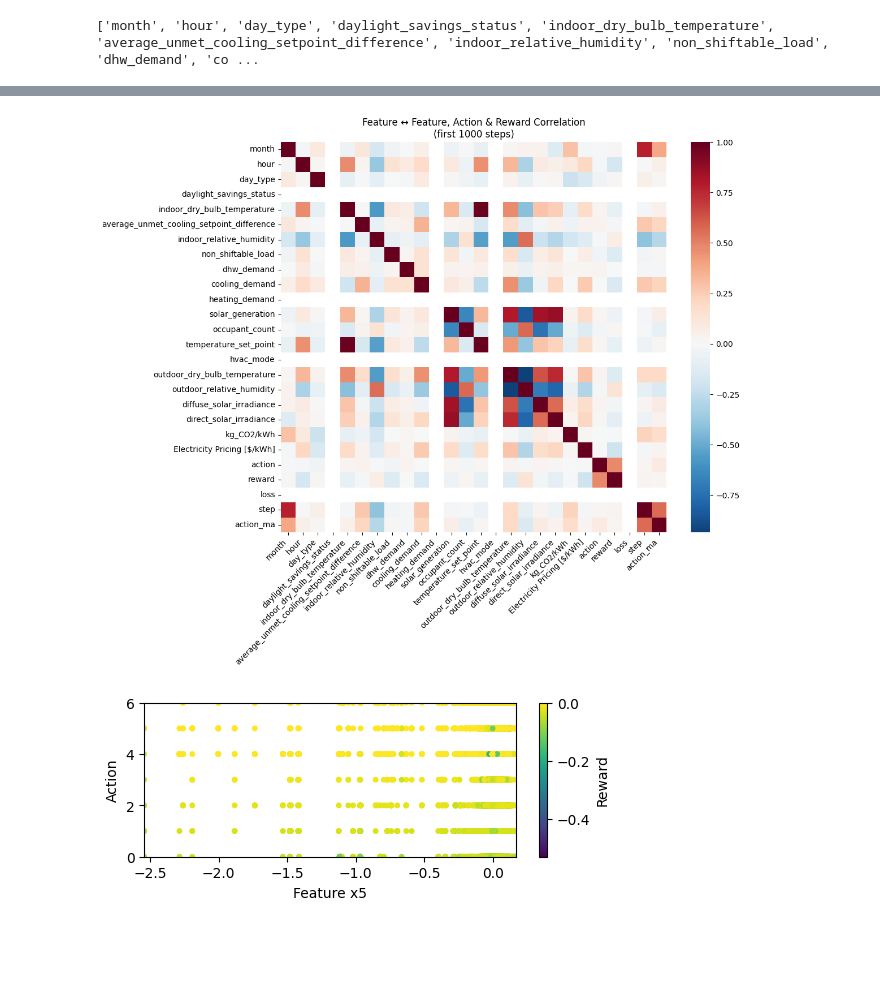
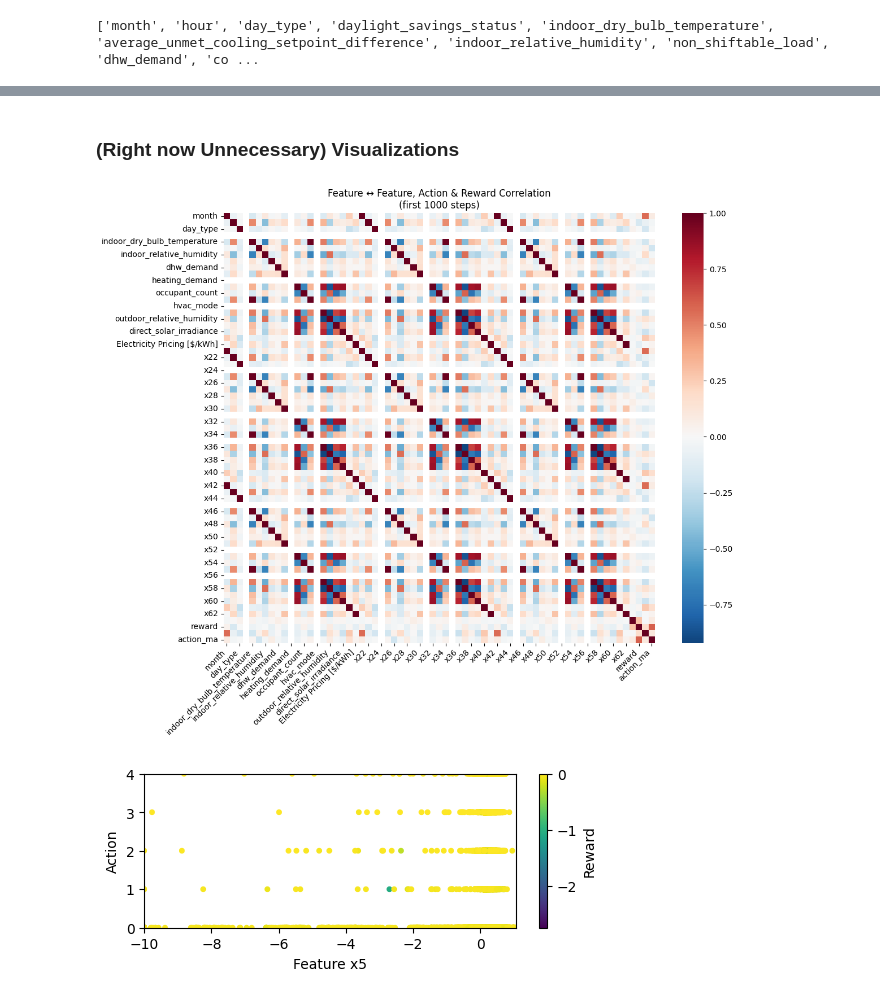
Before and after one commit to EacyCoding/ExplainableRLBatteryControl, a Jupyter notebook: examples/dqn_agent.ipynb, the cells around one changed output, grey strips where cells are left out. Cells and saved outputs as stored; diff of their text form; code cells hidden in the pictures; blank space fills up the shorter version.

```diff
--- a/examples/dqn_agent.ipynb
+++ b/examples/dqn_agent.ipynb
@@ -757,0 +467,37 @@ plt.show()
+# %%
+class TrainLoggerCallback(BaseCallback):
+    """Loggt State, Action, Reward pro Schritt und Loss pro Update-Phase."""
+    def __init__(self, verbose=0):
+        super().__init__(verbose)
+        # Für State/Action/Reward pro Timestep
+        self.rows = []
+        # Für Loss bei jedem internen Netz-Update
+        self.losses = []
+        self.loss_timesteps = []
+
+    def _on_step(self) -> bool:
+        obs    = self.locals["new_obs"].flatten().tolist()
+        action = int(self.locals["actions"][0])
+        reward = float(self.locals["rewards"][0])
+        step   = int(self.num_timesteps)
+
+        # store state/action/reward
+        row = { **{f"x{i}": obs[i] for i in range(len(obs))},
+                "action": action,
+                "reward": reward,
+                "step": step }
+        self.rows.append(row)
+
+        # SB3 schreibt train/loss automatisch in self.logger.name_to_value
+        current_loss = self.logger.name_to_value.get("train/loss")
+        if current_loss is not None:
+            self.losses.append(float(current_loss))
+            self.loss_timesteps.append(step)
+
+        return True
+
+    def _on_training_end(self) -> None:
+        # 1) DataFrame für State/Action/Reward
+        self.df = pd.DataFrame(self.rows)
+        # losses/timesteps bleiben als Listen/Arrays
+        super()._on_training_end()
@@ -758,3 +736,5 @@ plt.show()
+# %% [markdown]
+### (Right now Unnecessary) Visualizations
 # %%
 # heatmap of feature correlations
 import seaborn as sns
@@ -766,46 +746,46 @@ real_labels = [
     'indoor_relative_humidity',
     'non_shiftable_load','dhw_demand',
     'cooling_demand','heating_demand',
     'solar_generation','occupant_count',
     'temperature_set_point','hvac_mode',
     'outdoor_dry_bulb_temperature',
     'outdoor_relative_humidity',
     'diffuse_solar_irradiance','direct_solar_irradiance',
     'kg_CO2/kWh','Electricity Pricing [$/kWh]'
 ]
 mapping    = {f"x{i}": real_labels[i] for i in range(len(real_labels))}
 mapping.update({"action":"action","reward":"reward"})
-df.rename(columns=mapping, inplace=True)
+train_df.rename(columns=mapping, inplace=True)
 
 # Zeitfenster
-sub = df.iloc[:1000]
+sub = train_df.iloc[:1000]
 
 # Korrelation berechnen
 corr = sub.corr()
 
 plt.figure(figsize=(12,10))
 sns.heatmap(
     corr,
     cmap="RdBu_r",
     center=0
 )
 plt.title("Feature ↔ Feature, Action & Reward Correlation\n(first 1000 steps)")
 plt.xticks(rotation=45, ha='right')
 plt.tight_layout()
 plt.show()
 # Which features are correlated and typically change together?
 # %% [output]
-[figure, old version]
+[figure, new version]
 # %%
 # Plot one feature vs action and reward
 plt.figure(figsize=(6,2))
-plt.scatter(df["average_unmet_cooling_setpoint_difference"], df["action"], c=df["reward"], cmap="viridis", s=10)
+plt.scatter(train_df["average_unmet_cooling_setpoint_difference"], train_df["action"], c=train_df["reward"], cmap="viridis", s=10)
 plt.colorbar(label="Reward")
 plt.xlabel("Feature x5")
 plt.ylabel("Action")
 plt.show()
 # %% [output]
-[figure, old version]
+[figure, new version]
 # %%
 # Parallel Coordinates Plot: color by target action
 from pandas.plotting import parallel_coordinates
```
Also changed, not shown: parts of 31 cells of this notebook, 4 other files.
